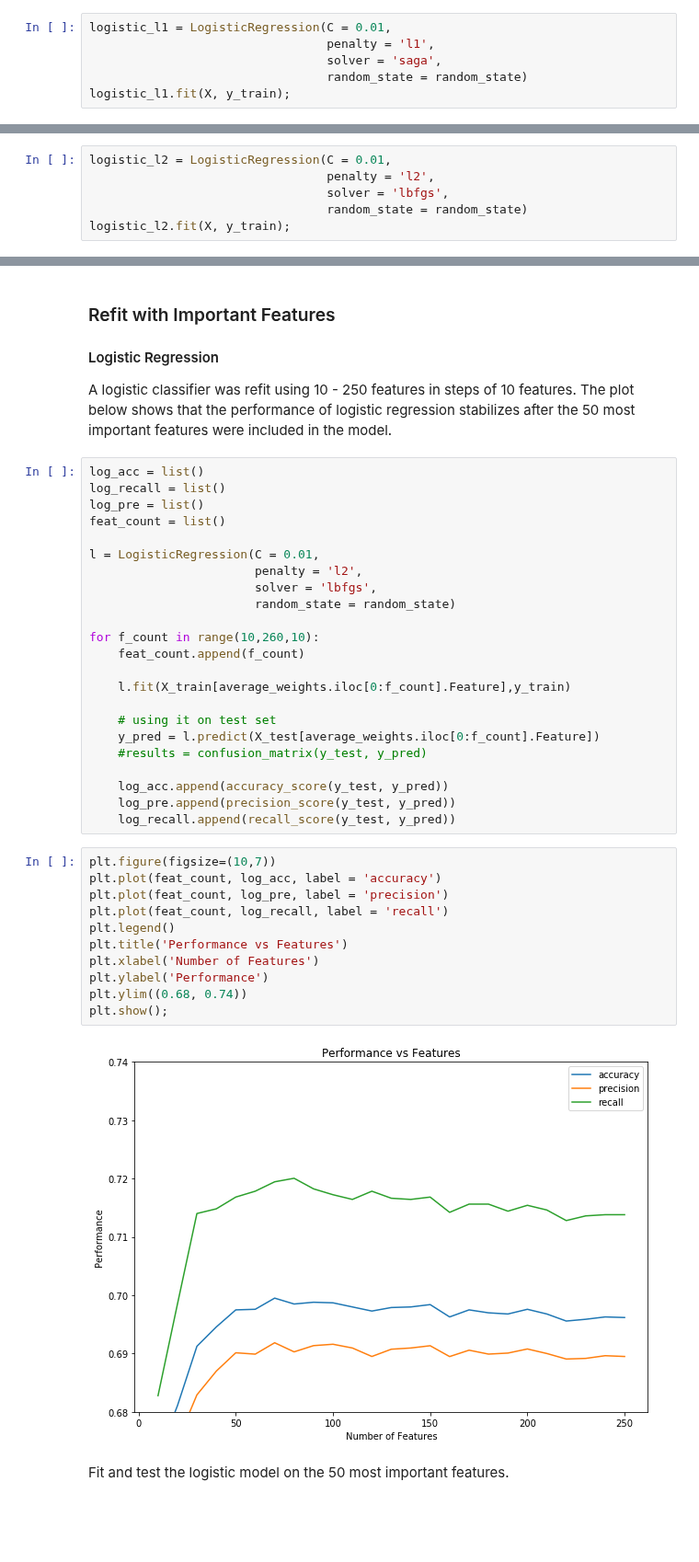
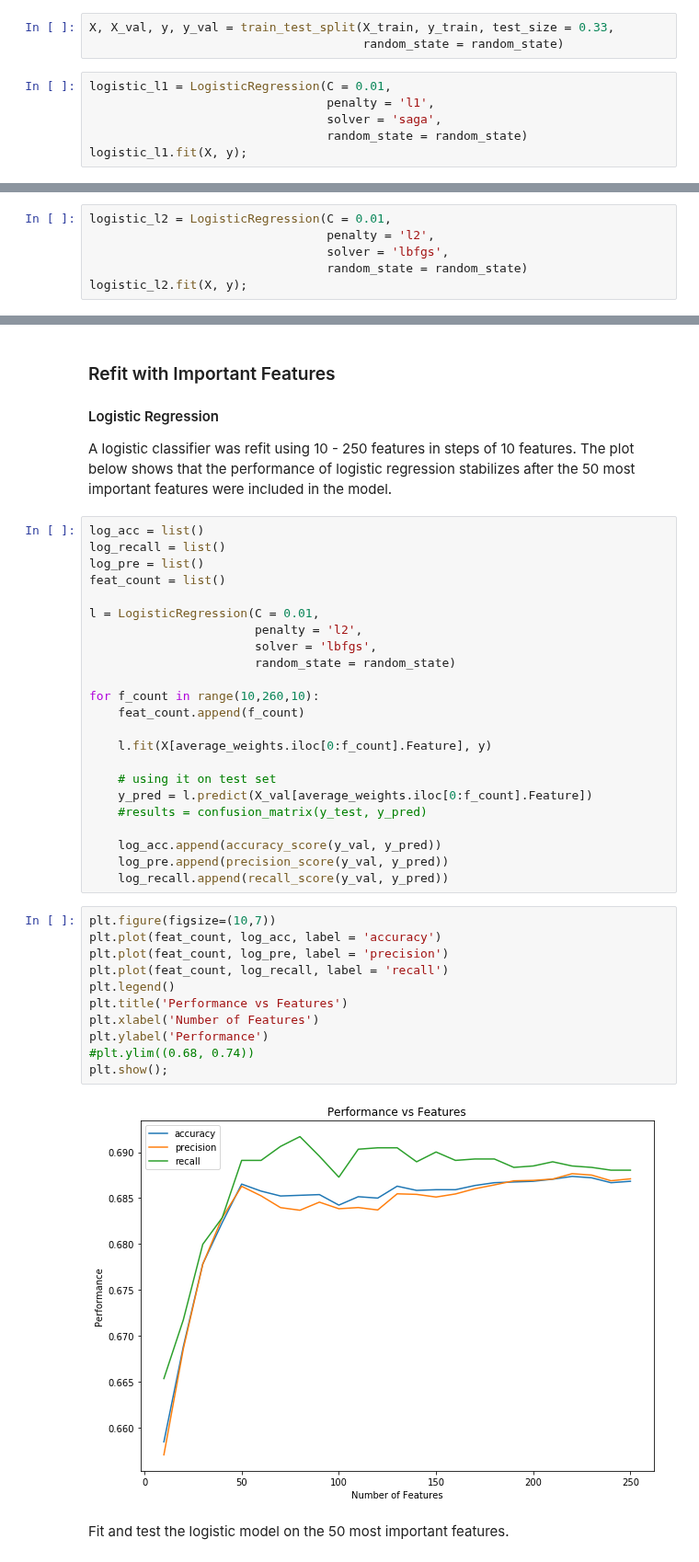
Before and after one commit to sjmiller8182/home-credit-default-risk, a Jupyter notebook: Feature_Selection.ipynb, the cells around one changed output, grey strips where cells are left out. Shown at 92% size. Saved outputs shown, nothing was run; the diff lists cells and outputs as text; blank space fills up the shorter version.

```diff
--- a/Feature_Selection.ipynb
+++ b/Feature_Selection.ipynb
@@ -182,9 +250,12 @@ X = X_train
+# %%
+X, X_val, y, y_val = train_test_split(X_train, y_train, test_size = 0.33,
+                                      random_state = random_state)
 # %%
 logistic_l1 = LogisticRegression(C = 0.01,
                                  penalty = 'l1',
                                  solver = 'saga',
                                  random_state = random_state)
-logistic_l1.fit(X, y_train);
+logistic_l1.fit(X, y);
 # %%
 
 coefs = logistic_l1.coef_
@@ -209,7 +280,7 @@ logistic_l2 = LogisticRegression(C = 0.01,
                                  penalty = 'l2',
                                  solver = 'lbfgs',
                                  random_state = random_state)
-logistic_l2.fit(X, y_train);
+logistic_l2.fit(X, y);
 # %%
 coefs = logistic_l2.coef_
 pd.set_option('display.max_rows', 500)
@@ -296,28 +356,28 @@ l = LogisticRegression(C = 0.01,
 for f_count in range(10,260,10):
     feat_count.append(f_count)
 
-    l.fit(X_train[average_weights.iloc[0:f_count].Feature],y_train)
+    l.fit(X[average_weights.iloc[0:f_count].Feature], y)
 
     # using it on test set
-    y_pred = l.predict(X_test[average_weights.iloc[0:f_count].Feature])
+    y_pred = l.predict(X_val[average_weights.iloc[0:f_count].Feature])
     #results = confusion_matrix(y_test, y_pred)
 
-    log_acc.append(accuracy_score(y_test, y_pred))
-    log_pre.append(precision_score(y_test, y_pred))
-    log_recall.append(recall_score(y_test, y_pred))
+    log_acc.append(accuracy_score(y_val, y_pred))
+    log_pre.append(precision_score(y_val, y_pred))
+    log_recall.append(recall_score(y_val, y_pred))
 # %%
 plt.figure(figsize=(10,7))
 plt.plot(feat_count, log_acc, label = 'accuracy')
 plt.plot(feat_count, log_pre, label = 'precision')
 plt.plot(feat_count, log_recall, label = 'recall')
 plt.legend()
 plt.title('Performance vs Features')
 plt.xlabel('Number of Features')
 plt.ylabel('Performance')
-plt.ylim((0.68, 0.74))
+#plt.ylim((0.68, 0.74))
 plt.show();
 # %% [output]
-[figure, old version]
+[figure, new version]
 # %% [markdown]
 Fit and test the logistic model on the 50 most important features.
 # %%
```
Also changed, not shown: parts of 13 cells of this notebook.
